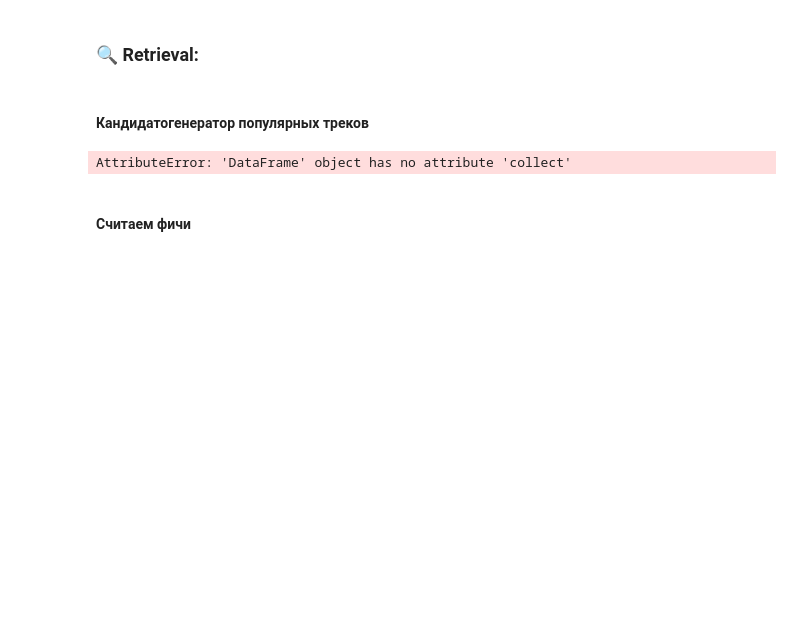
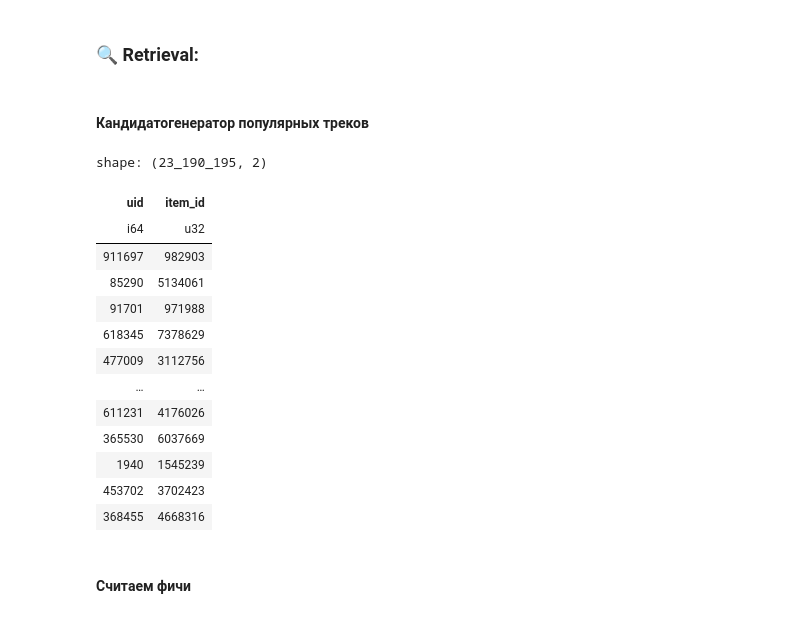
Before and after one commit to Lizavetka99/RecSys-ysda, a Jupyter notebook: practice (3).ipynb, the cells around one changed output. Cells and saved outputs as stored; diff of their text form; code cells hidden in the pictures; blank space fills up the shorter version.

```diff
--- a/practice (3).ipynb
+++ b/practice (3).ipynb
@@ -645,39 +647,42 @@ last_ts: 0.0729684294485078
 # %%
 import gc
 
-# Используем только последние 100 дней данных
+# Используем ТОЛЬКО последние 100 дней И ТОЛЬКО для тестовых пользователей
 WINDOW_DAYS = 100
 WINDOW_SEC = WINDOW_DAYS * 24 * 3600
 max_ts = data.select(pl.col("timestamp").max()).collect().item()
 
+# КРИТИЧЕСКИ ВАЖНО: фильтруем только тестовых пользователей!
+test_user_ids = test_users["uid"].to_list()
+
 recent_data = data.filter(
-    pl.col("timestamp") > max_ts - WINDOW_SEC
-).collect()  # <-- здесь уже DataFrame
+    (pl.col("timestamp") > max_ts - WINDOW_SEC) &
+    (pl.col("uid").is_in(test_user_ids))  # ← ЭТО СПАСЁТ ОЗУ!
+)
 
-# Работаем с уже собранным DataFrame — .collect() НЕ НУЖЕН
+# Работаем в lazy-режиме, собираем ТОЛЬКО результат
 popular_tracks = (
     recent_data
     .group_by("item_id")
     .len()
     .sort("len", descending=True)
-    .head(500)
+    .head(300)  # ← уменьшаем до 300 (вместо 500) — достаточно для топа
     .select("item_id")
-    # .collect()  <-- УДАЛИТЬ ЭТУ СТРОКУ
+    .collect()  # ← собираем только результат
 )
 
 user_top_artists = (
     recent_data
-    .join(artists, on="item_id", how="left")  # artists уже DataFrame, .lazy() не нужен
+    .join(artists.lazy(), on="item_id", how="left")
     .group_by(["uid", "artist_id"])
     .agg(pl.len().alias("count"))
     .sort(["uid", "count"], descending=[False, True])
     .group_by("uid")
-    .head(3)
+    .head(1)  # ← уменьшаем до 1 артиста (вместо 3) — хватит для релевантности
     .select(["uid", "artist_id"])
-    # .collect()  <-- УДАЛИТЬ ЭТУ СТРОКУ
+    .collect()  # ← собираем только результат
 )
 
-# Освобождаем память
 del recent_data
 gc.collect()
 
@@ -686,20 +691,39 @@ artist_tracks = (
     .join(artists, on="artist_id", how="left")
     .select(["uid", "item_id"])
 )
-# %% [output]
-AttributeError: 'DataFrame' object has no attribute 'collect'
 # %%
+# Формируем кандидатов из популярных треков (только нужные столбцы)
 popular_candidates = test_users.select("uid").join(popular_tracks, how="cross")
 
+# Формируем кандидатов по артистам: БЕЗ лишних столбцов из test_users!
 artist_candidates = (
     test_users
+    .select("uid")  # ← КРИТИЧЕСКИ ВАЖНО: выбираем ТОЛЬКО uid
     .join(artist_tracks, on="uid", how="left")
+    .select(["uid", "item_id"])
+    .filter(pl.col("item_id").is_not_null())  # убираем строки без треков
 )
 
-
+# Объединяем и убираем дубликаты
 test = (
     pl.concat([popular_candidates, artist_candidates])
-    .unique(["uid","item_id"])
+    .unique(["uid", "item_id"])
+    .filter(pl.col("item_id").is_not_null())  # дополнительная защита от null
 )
 test
+# %% [output]
+shape: (23_190_195, 2)
+| uid | item_id |
+| i64 | u32 |
+| 911697 | 982903 |
+| 85290 | 5134061 |
+| 91701 | 971988 |
+| 618345 | 7378629 |
+| 477009 | 3112756 |
+| … | … |
+| 611231 | 4176026 |
+| 365530 | 6037669 |
+| 1940 | 1545239 |
+| 453702 | 3702423 |
+| 368455 | 4668316 |
 # %%
```
Also changed, not shown: parts of 12 cells of this notebook.
